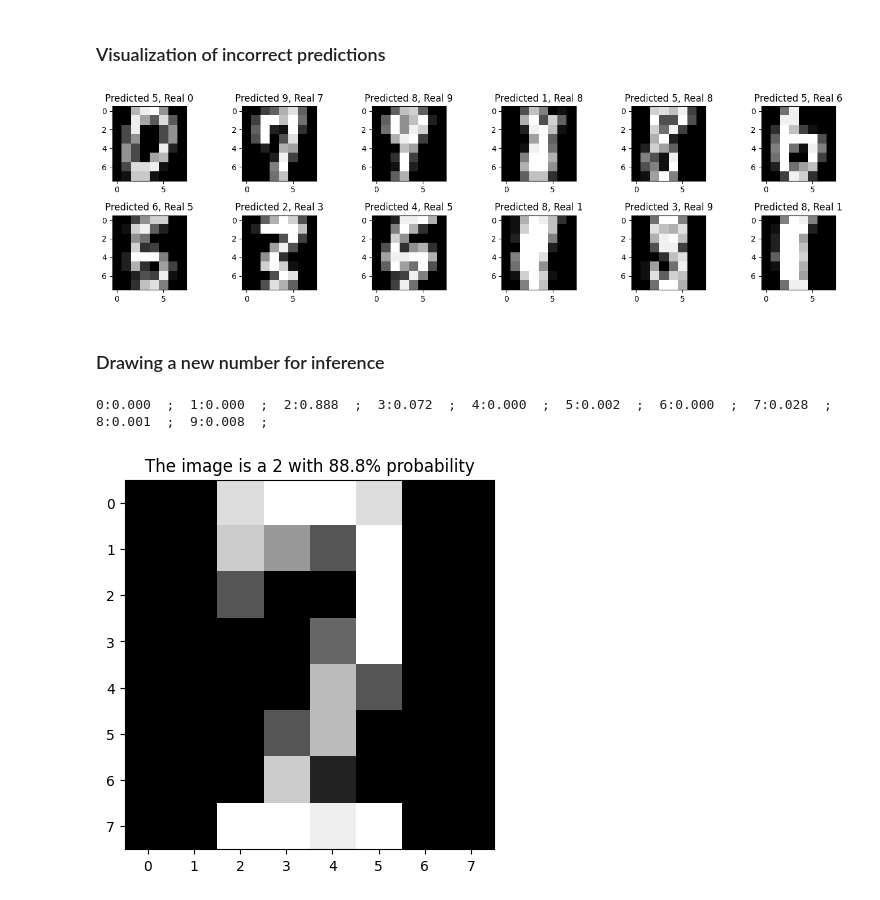
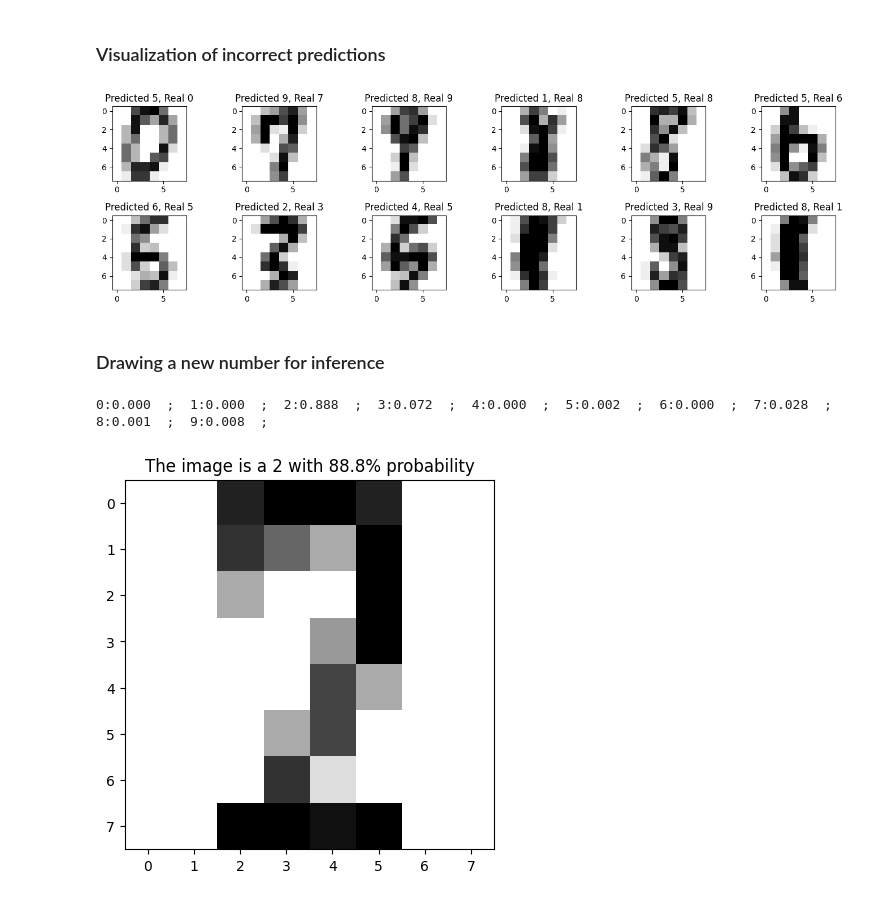
Before and after one commit to paduapires/aapg_ice, a Jupyter notebook: numpy_MLP_complete.ipynb, the cells around one changed output. Saved outputs shown, nothing was run; the diff lists cells and outputs as text; code cells hidden in the pictures.

Commit message:
cmap changed to gray_r

```diff
--- a/numpy_MLP_complete.ipynb
+++ b/numpy_MLP_complete.ipynb
@@ -174,7 +174,12 @@ Note that this is equivalent to taking the average of $-\ln(p_{ij})$ only over t
 # %%
 # Creating the loss function (cross-entropy - classification)
-def cross_entropy(y_pred,y):
-    return -np.mean( np.log( np.take_along_axis(y_pred,y[:,None],axis=-1) ) )
+def cross_entropy(P,y):
+    '''Categorical cross-entropy
+
+    Inputs:
+     - P [N_examples,N_classes]: estimated probabilities that each example belongs to each class
+     - y [N_examples]: vector of labels'''
+    return -np.mean( np.log( np.take_along_axis(P,y[:,None],axis=-1) ) )
 # %% [markdown]
 ### Optimization
 
@@ -211,18 +216,18 @@ $$
 
 where for simplicity we omitted the fact that some of these products are matrix products, some are outer products and some are element-wise products. For a more step-by-step derivation of these results, see [https://web.stanford.edu/class/cs224n/readings/gradient-notes.pdf]
 # %%
-def grad(X,y,y_pred,H2,A1,H1,W1,B1,W2,B2):
+def grad(X,y,P,H2,A1,H1,W1,B1,W2,B2):
     '''Gradient of L for the neural network.
     Receives everything as input, to avoid having to perform the forward pass again.
 
     Expected dimensions for each input:
 
-    X      [n_batch, n_in] : Input matrix
-    y      [n_batch]       : label vector
-    y_pred [n_batch, n_out]: Matrix with estimated probabilities
-    H1     [n_batch, n_H  ]  ;  W1 [n_in,  n_H ] ; B1 [n_H] : first linear layer
-    A1     [n_batch, n_H  ]  : activations
-    H2     [n_batch, n_out]  ;  W2 [n_H , n_out] ; B2 [n_out] : second linear layer
+    X  [n_batch, n_in] : Input matrix
+    y  [n_batch]       : label vector
+    P  [n_batch, n_out]: Matrix with estimated probabilities
+    H1 [n_batch, n_H  ]  ;  W1 [n_in,  n_H ] ; B1 [n_H] : first linear layer
+    A1 [n_batch, n_H  ]  : activations
+    H2 [n_batch, n_out]  ;  W2 [n_H , n_out] ; B2 [n_out] : second linear layer
 
        W1,B1       ReLU       W2,B2      softmax      cross-entropy
     X -------> H1 ------> A1 -------> H2 ------> y_pred --------> L
@@ -234,9 +239,9 @@ def grad(X,y,y_pred,H2,A1,H1,W1,B1,W2,B2):
      - dLdB2  [n_out]
     '''
 
-    n_batch,n_out = y_pred.shape
+    n_batch,n_out = P.shape
     n = np.arange(0,n_batch*n_out,n_out) # for linear indexing
-    Err = y_pred.copy() # [n_batch,n_out] # initializing the error matrix
+    Err = P.copy() # [n_batch,n_out] # initializing the error matrix
     Err.flat[n+y] -= 1  # subtracting 1 from the true classes
 
     dLdH2  = Err   # [n_batch, n_out]
@@ -287,7 +292,7 @@ loss_validation  = []
 
 epoch = 0
 # %%
-data_augmentation = False # add noise to training examples?
+data_augmentation = True # add noise to training examples?
 batches = 1 # full-batch (1) or mini-batch (6, for example)
 
 start = time.time()
@@ -447,30 +452,30 @@ nrow = 2
 ncol = int(np.ceil(n_wrong/nrow))
 for ind in range(n_wrong):
     plt.subplot(nrow,ncol,ind+1)
-    plt.imshow(X_err[ind].reshape(8,8),cmap='gray')
+    plt.imshow(X_err[ind].reshape(8,8),cmap='gray_r')
     plt.title(f'Predicted {y_err[ind]}, Real {yr_err[ind]}')
 plt.tight_layout()
 plt.show()
 # %% [output]
-[figure, old version]
+[figure, new version]
 # %% [markdown]
 ### Drawing a new number for inference
 # %%
 # Draw a digit here, with intensities between 0 and 15
 my_num = np.array([ 00., 00., 13., 15., 15., 13., 00.,  00.,
                     00., 00., 12., 09., 05., 15., 00.,  00.,
                     00., 00., 05., 00., 00., 15., 00.,  00.,
                     00., 00., 00., 00., 06., 15., 00.,  00.,
                     00., 00., 00., 00., 11., 05., 00.,  00.,
                     00., 00., 00., 05., 11., 00., 00.,  00.,
                     00., 00., 00., 12., 02., 00., 00.,  00.,
                     00., 00., 15., 15., 14., 15., 00.,  00.,]).astype(float) # YOUR CODE HERE to draw a number
 my_pred = rede(W1,B1,W2,B2,my_num)
 for i,p in enumerate(my_pred):
     print(f'{i}:{p:.3f}',sep='',end='  ;  ') # printing the estimated probabilities
-plt.imshow(my_num.reshape(8,8),cmap='gray')
+plt.imshow(my_num.reshape(8,8),cmap='gray_r')
 plt.title(f'The image is a {np.argmax(my_pred)} with {my_pred.max():.1%} probability')
 plt.show()
 # %% [output]
 0:0.000  ;  1:0.000  ;  2:0.888  ;  3:0.072  ;  4:0.000  ;  5:0.002  ;  6:0.000  ;  7:0.028  ;  8:0.001  ;  9:0.008  ;
-[figure, old version]
+[figure, new version]
```
Also changed, not shown: parts of 6 cells of this notebook.
